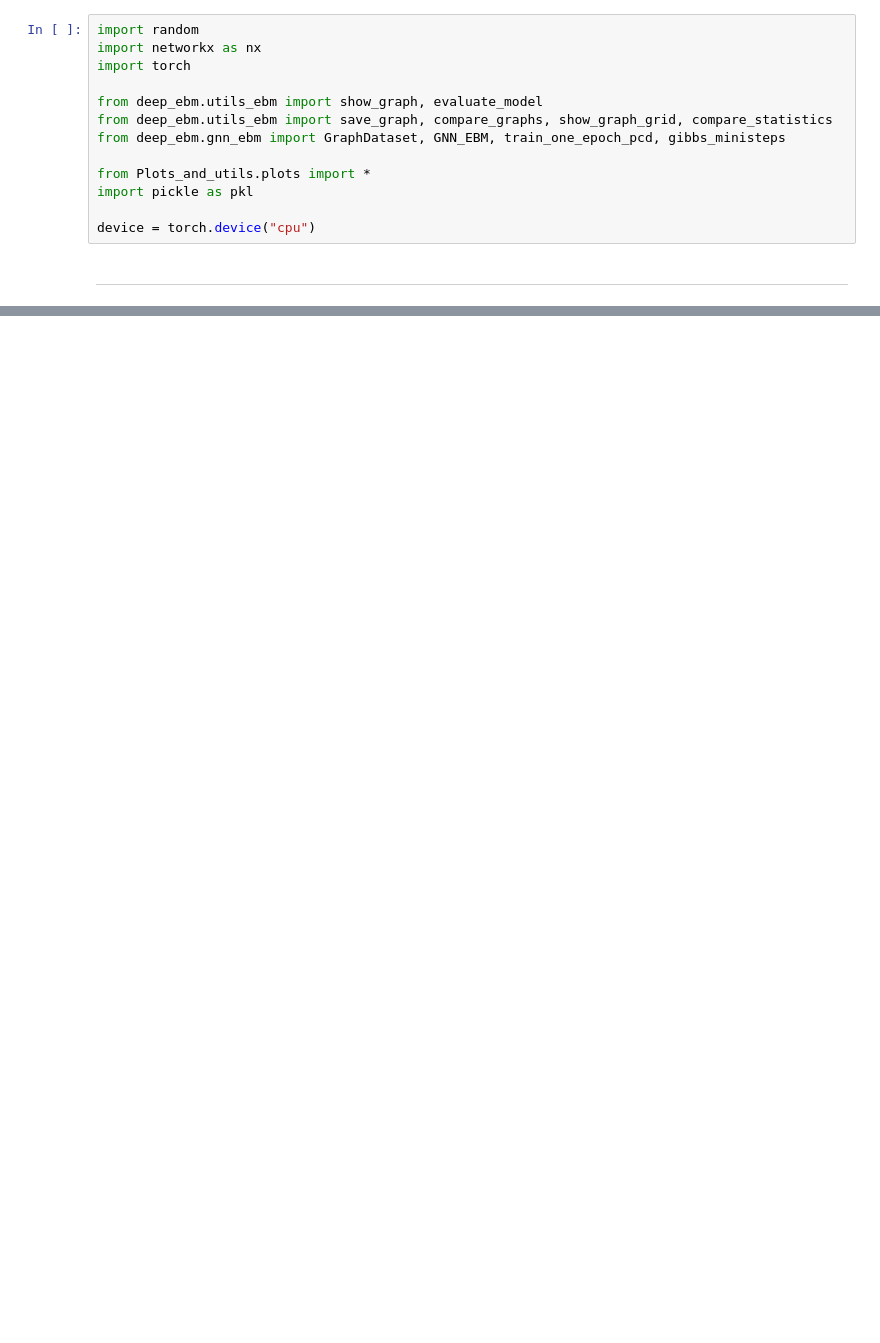
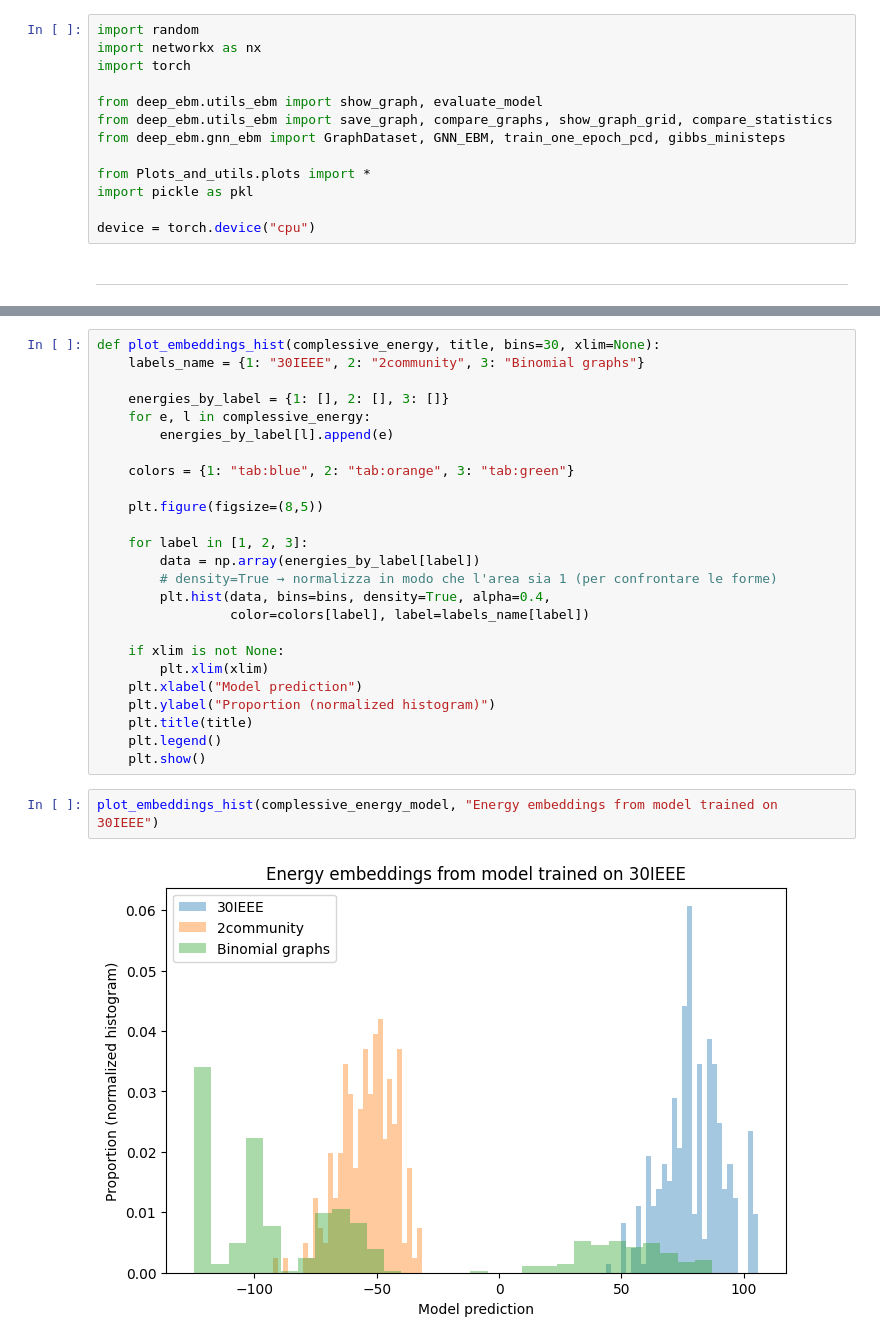
Before and after one commit to LorenzoTonet/deep_erg_experiments, a Jupyter notebook: 30IEEE_eval.ipynb, the cells around one changed output, grey strips where cells are left out. Drawn from its saved outputs; the diff is of its cells as text; blank space fills up the shorter version.

```diff
--- a/30IEEE_eval.ipynb
+++ b/30IEEE_eval.ipynb
@@ -100,0 +136,29 @@ Number of disconnected generated graphs: 64 over 350 generated graphs
+# %%
+def plot_embeddings_hist(complessive_energy, title, bins=30, xlim=None):
+    labels_name = {1: "30IEEE", 2: "2community", 3: "Binomial graphs"}
+
+    energies_by_label = {1: [], 2: [], 3: []}
+    for e, l in complessive_energy:
+        energies_by_label[l].append(e)
+
+    colors = {1: "tab:blue", 2: "tab:orange", 3: "tab:green"}
+
+    plt.figure(figsize=(8,5))
+
+    for label in [1, 2, 3]:
+        data = np.array(energies_by_label[label])
+        # density=True → normalizza in modo che l'area sia 1 (per confrontare le forme)
+        plt.hist(data, bins=bins, density=True, alpha=0.4,
+                 color=colors[label], label=labels_name[label])
+
+    if xlim is not None:
+        plt.xlim(xlim)
+    plt.xlabel("Model prediction")
+    plt.ylabel("Proportion (normalized histogram)")
+    plt.title(title)
+    plt.legend()
+    plt.show()
+# %%
+plot_embeddings_hist(complessive_energy_model, "Energy embeddings from model trained on 30IEEE")
+# %% [output]
+[figure, added]
```
Also changed, not shown: parts of 14 cells of this notebook, 5 other files.
